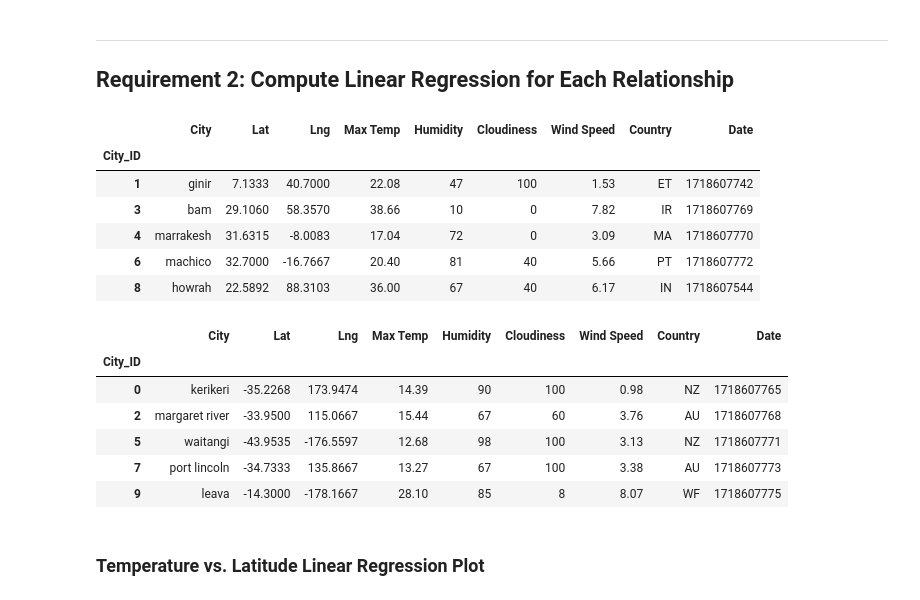
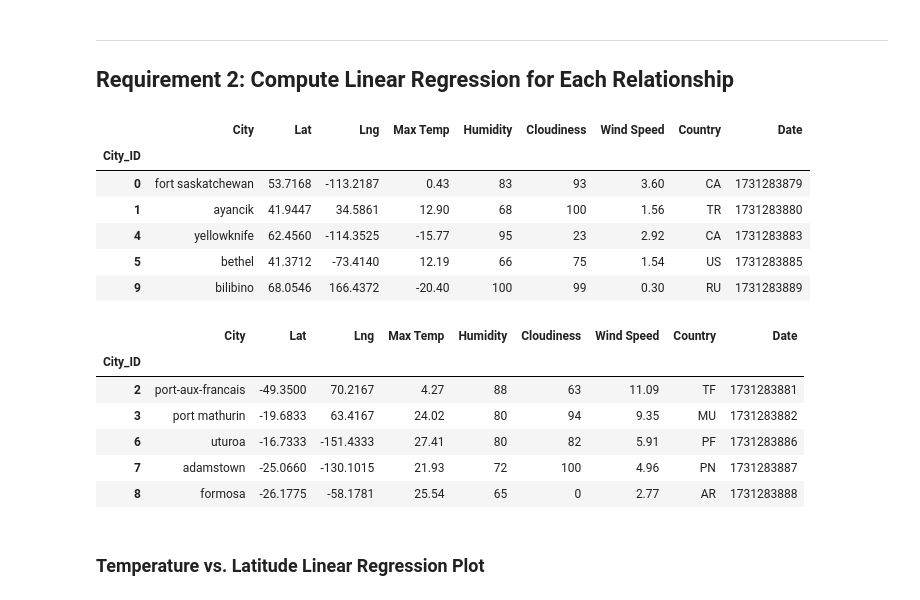
Before and after one commit to Kathyvng/python-api-challenge, a Jupyter notebook: WeatherPy/WeatherPy.ipynb, the cells around one changed output. Saved outputs shown, nothing was run; the diff lists cells and outputs as text; code cells hidden in the pictures.

```diff
--- a/WeatherPy/WeatherPy.ipynb
+++ b/WeatherPy/WeatherPy.ipynb
@@ -281,31 +308,31 @@ plt.show()
 # %%
 # Create a DataFrame with the Northern Hemisphere data (Latitude >= 0)
-# YOUR CODE HERE
+northern_hemi_df = city_data_df[city_data_df['Lat'] >= 0]
 
 # Display sample data
 northern_hemi_df.head()
 # %% [output]
 |  | City | Lat | Lng | Max Temp | Humidity | Cloudiness | Wind Speed | Country | Date |
 | City_ID |  |  |  |  |  |  |  |  |  |
-| 1 | ginir | 7.1333 | 40.7000 | 22.08 | 47 | 100 | 1.53 | ET | 1718607742 |
-| 3 | bam | 29.1060 | 58.3570 | 38.66 | 10 | 0 | 7.82 | IR | 1718607769 |
-| 4 | marrakesh | 31.6315 | -8.0083 | 17.04 | 72 | 0 | 3.09 | MA | 1718607770 |
-| 6 | machico | 32.7000 | -16.7667 | 20.40 | 81 | 40 | 5.66 | PT | 1718607772 |
-| 8 | howrah | 22.5892 | 88.3103 | 36.00 | 67 | 40 | 6.17 | IN | 1718607544 |
+| 0 | fort saskatchewan | 53.7168 | -113.2187 | 0.43 | 83 | 93 | 3.60 | CA | 1731283879 |
+| 1 | ayancik | 41.9447 | 34.5861 | 12.90 | 68 | 100 | 1.56 | TR | 1731283880 |
+| 4 | yellowknife | 62.4560 | -114.3525 | -15.77 | 95 | 23 | 2.92 | CA | 1731283883 |
+| 5 | bethel | 41.3712 | -73.4140 | 12.19 | 66 | 75 | 1.54 | US | 1731283885 |
+| 9 | bilibino | 68.0546 | 166.4372 | -20.40 | 100 | 99 | 0.30 | RU | 1731283889 |
 # %%
 # Create a DataFrame with the Southern Hemisphere data (Latitude < 0)
-# YOUR CODE HERE
+southern_hemi_df = city_data_df[city_data_df['Lat'] < 0]
 
 # Display sample data
 southern_hemi_df.head()
 # %% [output]
 |  | City | Lat | Lng | Max Temp | Humidity | Cloudiness | Wind Speed | Country | Date |
 | City_ID |  |  |  |  |  |  |  |  |  |
-| 0 | kerikeri | -35.2268 | 173.9474 | 14.39 | 90 | 100 | 0.98 | NZ | 1718607765 |
-| 2 | margaret river | -33.9500 | 115.0667 | 15.44 | 67 | 60 | 3.76 | AU | 1718607768 |
-| 5 | waitangi | -43.9535 | -176.5597 | 12.68 | 98 | 100 | 3.13 | NZ | 1718607771 |
-| 7 | port lincoln | -34.7333 | 135.8667 | 13.27 | 67 | 100 | 3.38 | AU | 1718607773 |
-| 9 | leava | -14.3000 | -178.1667 | 28.10 | 85 | 8 | 8.07 | WF | 1718607775 |
+| 2 | port-aux-francais | -49.3500 | 70.2167 | 4.27 | 88 | 63 | 11.09 | TF | 1731283881 |
+| 3 | port mathurin | -19.6833 | 63.4167 | 24.02 | 80 | 94 | 9.35 | MU | 1731283882 |
+| 6 | uturoa | -16.7333 | -151.4333 | 27.41 | 80 | 82 | 5.91 | PF | 1731283886 |
+| 7 | adamstown | -25.0660 | -130.1015 | 21.93 | 72 | 100 | 4.96 | PN | 1731283887 |
+| 8 | formosa | -26.1775 | -58.1781 | 25.54 | 65 | 0 | 2.77 | AR | 1731283888 |
 # %% [markdown]
 ###  Temperature vs. Latitude Linear Regression Plot
 # %%
```
Also changed, not shown: parts of 2 cells of this notebook.
